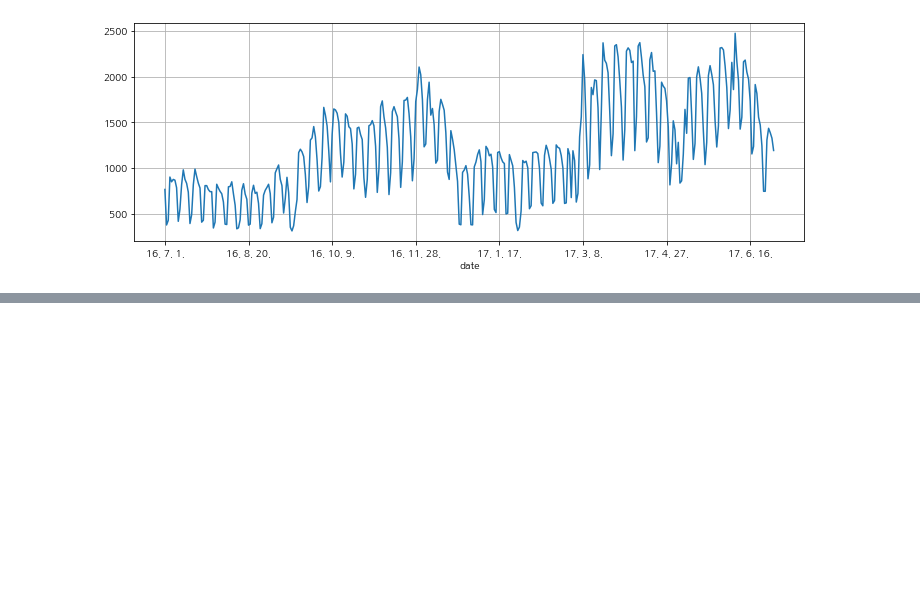
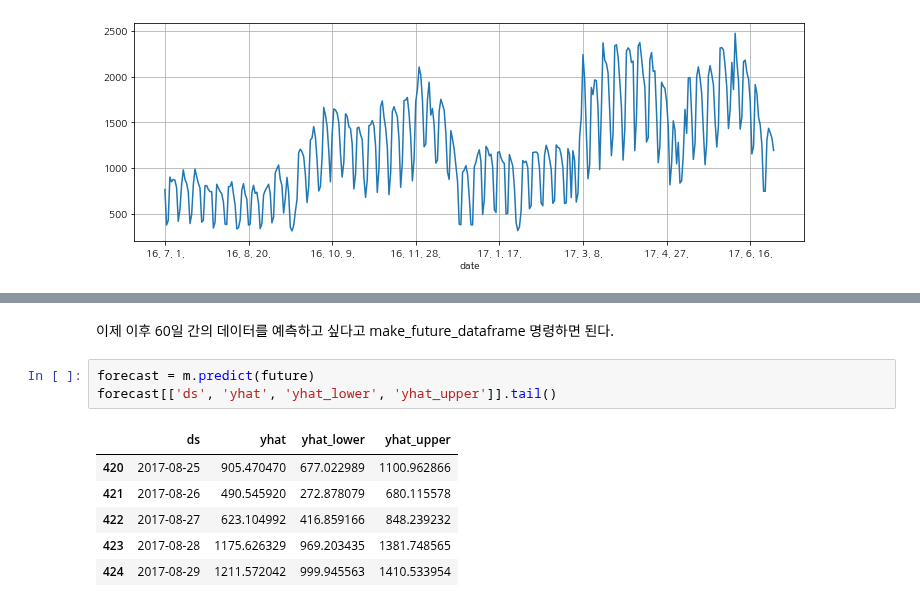
Before and after one commit to jaeyoon89/python_datascience_study, a Jupyter notebook: ch7_Time_seriese_data_handle.ipynb, the cells around one changed output, grey strips where cells are left out. Cells and saved outputs as stored; diff of their text form; blank space fills up the shorter version.

```diff
--- a/ch7_Time_seriese_data_handle.ipynb
+++ b/ch7_Time_seriese_data_handle.ipynb
@@ -64,0 +143,12 @@ pinkwink_web['hit'].plot(figsize=(12,4), grid=True);
+# %% [markdown]
+이제 이후 60일 간의 데이터를 예측하고 싶다고 make_future_dataframe 명령하면 된다.
+# %%
+forecast = m.predict(future)
+forecast[['ds', 'yhat', 'yhat_lower', 'yhat_upper']].tail()
+# %% [output]
+|  | ds | yhat | yhat_lower | yhat_upper |
+| 420 | 2017-08-25 | 905.470470 | 677.022989 | 1100.962866 |
+| 421 | 2017-08-26 | 490.545920 | 272.878079 | 680.115578 |
+| 422 | 2017-08-27 | 623.104992 | 416.859166 | 848.239232 |
+| 423 | 2017-08-28 | 1175.626329 | 969.203435 | 1381.748565 |
+| 424 | 2017-08-29 | 1211.572042 | 999.945563 | 1410.533954 |
```
Also changed, not shown: parts of 19 cells of this notebook.
